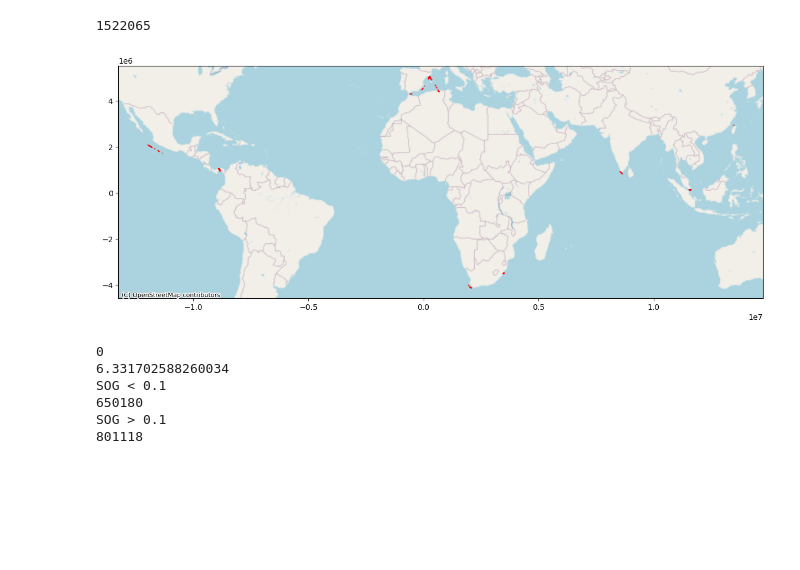
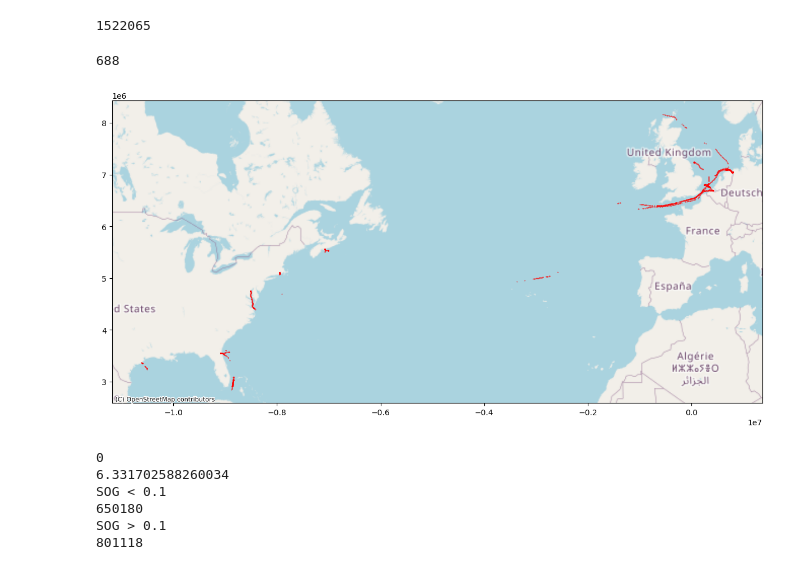
Before and after one commit to johansolbakken/tdt4173, a Jupyter notebook: project/exploratory_analysis.ipynb, the cells around one changed output. Cells and saved outputs as stored; diff of their text form; code cells hidden in the pictures; blank space fills up the shorter version.

```diff
--- a/project/exploratory_analysis.ipynb
+++ b/project/exploratory_analysis.ipynb
@@ -19,28 +19,33 @@ ais_data = pd.merge(ais_data, vessels, on='vesselId')
 # %%
 # Order the rows by vesselId and time
 ais_data = ais_data.sort_values(by=['vesselId', 'time'])
+# %%
+# Give me a list of all the unique vesselIds
+vessels = ais_data['vesselId'].unique()
+# %% [output]
+688
 # %%
 # Create a GeoDataFrame
 geometry = [Point(xy) for xy in zip(ais_data['longitude'], ais_data['latitude'])]
 crs = {'init': 'epsg:4326'}
 ais_geo = gpd.GeoDataFrame(ais_data, crs=crs, geometry=geometry)
 
-# Get the first vesselId
-vessel_id = ais_geo['vesselId'].iloc[0]
+# Get the second vesselId
+vessel_id = vessels[100]
 
 # Reproject to Web Mercator
 ais_geo = ais_geo.to_crs(epsg=3857)
 
 # Plot the first vessel
 fig, ax = plt.subplots(figsize=(15, 10))
 ais_geo[ais_geo['vesselId'] == vessel_id].plot(ax=ax, markersize=0.1, color='red')
 
 # Add basemap
 ctx.add_basemap(ax, source=ctx.providers.OpenStreetMap.Mapnik)
 
 plt.show()
 # %% [output]
-[figure, old version]
+[figure, new version]
 # %%
 # I want to create a feature called "morrowed".
 # This feature will be 1 if the vessel is not moving in the next time step, 0 otherwise.
```
Also changed, not shown: 1 other file.
